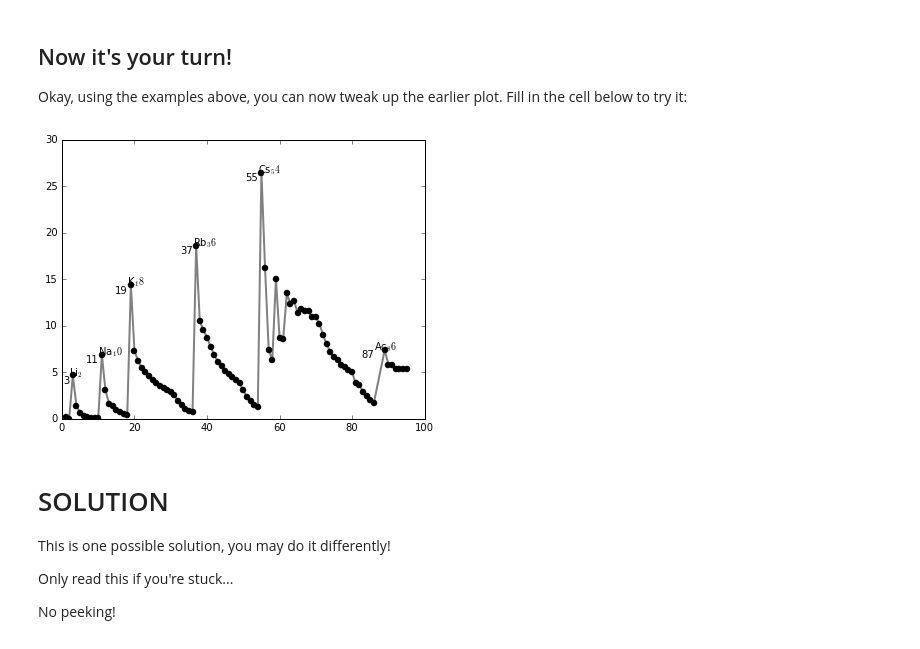
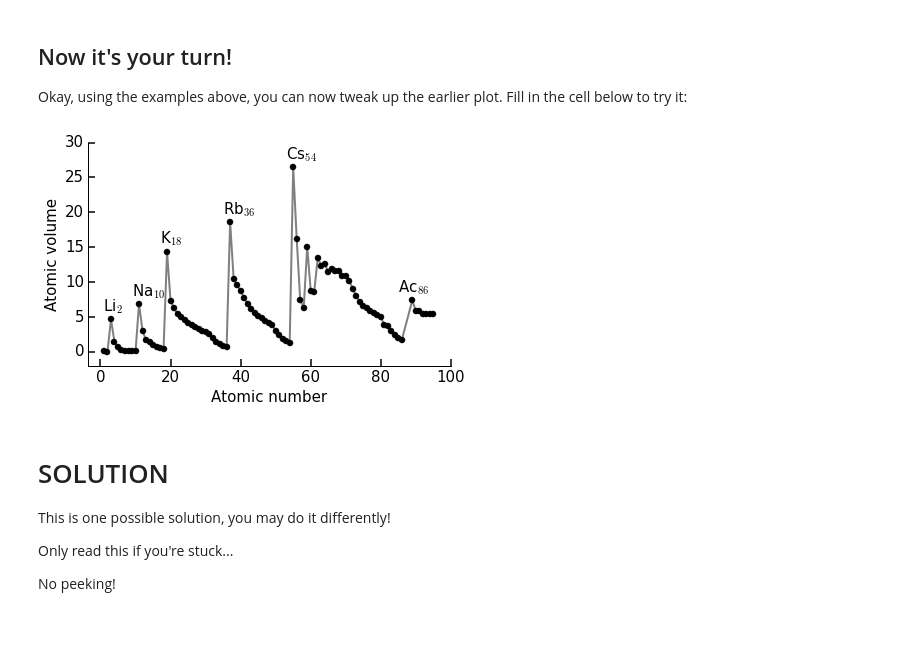
Before and after one commit to vilhelmp/lo_pyuser, a Jupyter notebook: figcourse/day_1_cool_plots/Better_Plots_Atomic.ipynb, the cells around one changed output. Cells and saved outputs as stored; diff of their text form; code cells hidden in the pictures.

```diff
--- a/figcourse/day_1_cool_plots/Better_Plots_Atomic.ipynb
+++ b/figcourse/day_1_cool_plots/Better_Plots_Atomic.ipynb
@@ -170,27 +170,47 @@ plt.tight_layout()
 
 Okay, using the examples above, you can now tweak up the earlier plot. Fill in the cell below to try it:
 # %%
-fig = plt.figure(figsize=(6.5,5))
+plt.rcParams['font.size'] = 15
+plt.rcParams['xtick.major.size'] = 7
+plt.rcParams['xtick.major.width'] = 1.5
+plt.rcParams['ytick.major.size'] = 7
+plt.rcParams['ytick.major.width'] = 1.5
+
+fig = plt.figure(figsize=(6.5,4))
 ax = fig.add_subplot(111)
 
 volume = np.power(d['r'],3)
 
 
 lin1 = plt.plot(d['A'], volume, 'k', ls='None',  marker='.', ms=12)
 lin2 = plt.plot(d['A'], volume, 'gray', marker='None', lw=2, zorder=-1)
 
 alkali_elements = np.array([3,11,19,37,55,87]) - 1
 
 # let's label the alkali elements
 for elem in alkali_elements:
     xtext = elem
     ytext = volume[elem]
     element_name = d['Element'][elem]
-    ax.annotate(xy=(xtext, ytext), s='{0}$_{1}$'.format(element_name,xtext))
-    ax.text(xtext, ytext, xtext+1, ha='right', va='top')
-ax.annotate?
+    ax.annotate(xy=(xtext, ytext),
+                s='{0}$_{{{1}}}$'.format(element_name,xtext),
+                xytext=(-4,8),
+                fontsize=15,
+               textcoords='offset points')
+ax.spines['right'].set_visible(False)
+ax.spines['top'].set_visible(False)
+
+# Only show ticks on the left and bottom spines
+ax.yaxis.set_ticks_position('left')
+ax.xaxis.set_ticks_position('bottom')
+
+ax.set_xlim(-3.5,100)
+ax.set_ylim(-2,30)
+
+ax.set_xlabel('Atomic number')
+ax.set_ylabel('Atomic volume');
 # %% [output]
-[figure, old version]
+[figure, new version]
 # %% [markdown]
 # SOLUTION
 This is one possible solution, you may do it differently!
```
Also changed, not shown: parts of 1 cell of this notebook.
